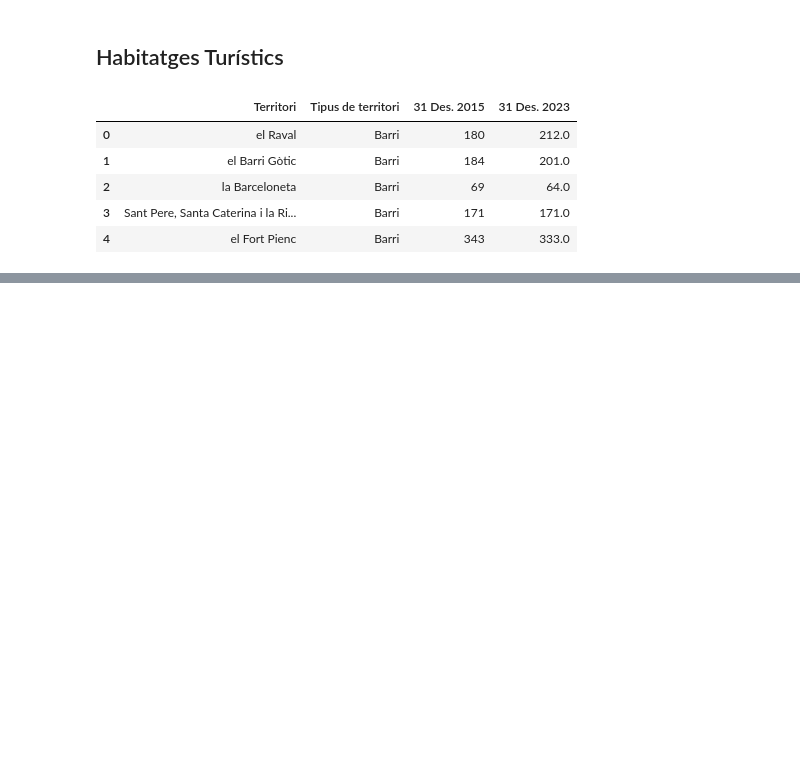
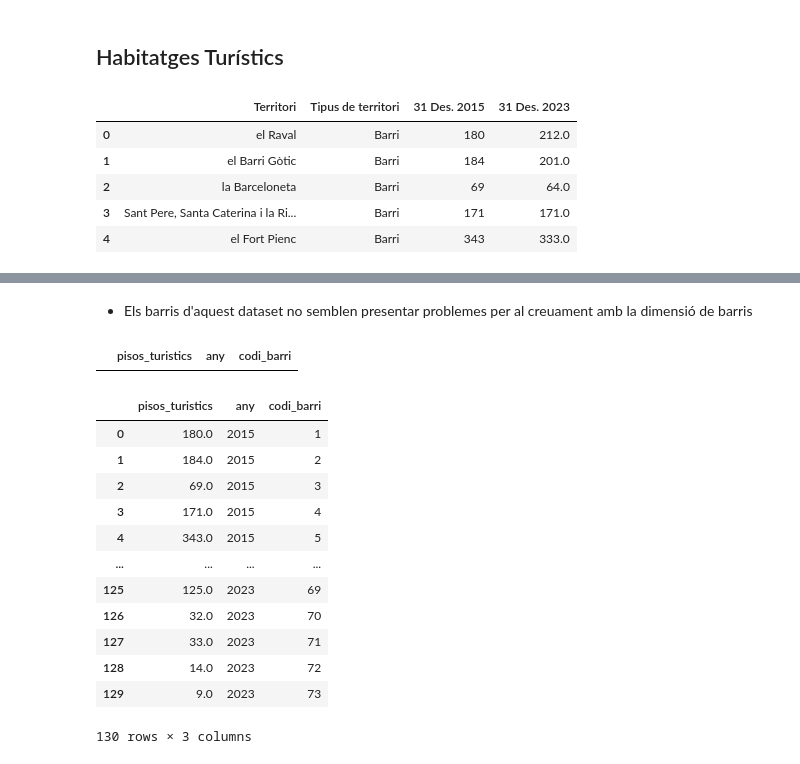
Before and after one commit to joseprau/tfm_gentrificacio_bcn, a Jupyter notebook: notebooks/ingestio_habitatge.ipynb, the cells around one changed output, grey strips where cells are left out. Cells and saved outputs as stored; diff of their text form; code cells hidden in the pictures; blank space fills up the shorter version.

Commit message:
update final ingestio_habitatge

```diff
--- a/notebooks/ingestio_habitatge.ipynb
+++ b/notebooks/ingestio_habitatge.ipynb
@@ -179,8 +211,8 @@ df_lloguer_15.head()
 with ZipFile("../data/raw/habitatge/Taula estadística - Nombre d’habitatges d’ús turístic.zip", "r") as zip_ref:
     zip_ref.extractall("../data/raw/habitatge/habitatges_turistics_zip_extract")
 # %%
-df = pd.read_csv("../data/raw/habitatge/habitatges_turistics_zip_extract/Taula estadística.csv")
-df.head()
+df_turistics_raw = pd.read_csv("../data/raw/habitatge/habitatges_turistics_zip_extract/Taula estadística.csv")
+df_turistics_raw.head()
 # %% [output]
 |  | Territori | Tipus de territori | 31 Des. 2015 | 31 Des. 2023 |
 | 0 | el Raval | Barri | 180 | 212.0 |
@@ -190,0 +251,4 @@ df.head()
+# %%
+# Passem a format llarg
+df_turistics_melt = df_turistics_raw[["Territori", "31 Des. 2015", "31 Des. 2023"]].melt(["Territori"], var_name="periode", value_name="pisos_turistics")
+df_turistics_melt.head()
@@ -190,0 +269,10 @@ df.head()
+# %%
+df_turistics_mods = df_turistics_melt.copy()
+
+# Convertim a numeric
+df_turistics_mods["pisos_turistics"] = pd.to_numeric(df_turistics_mods["pisos_turistics"], errors="coerce")
+
+# Extreiem any
+df_turistics_mods["any"] = df_turistics_mods["periode"].str.extract(r"(\d{4})")
+
+df_turistics_mods.head()
@@ -190,0 +307,26 @@ df.head()
+# %% [markdown]
+- Els barris d'aquest dataset no semblen presentar problemes per al creuament amb la dimensió de barris
+# %%
+df_turistics_codis = df_turistics_mods.merge(dim_barris[["codi_barri", "nom_barri"]], left_on="Territori", right_on="nom_barri", how="left")\
+    .drop(columns=["Territori", "nom_barri", "periode"])
+
+# Mostrem si hi ha valors sense codi de barri
+df_turistics_codis[df_turistics_codis["codi_barri"].isna()]
+# %% [output]
+|  | pisos_turistics | any | codi_barri |
+# %%
+df_turistics_codis
+# %% [output]
+|  | pisos_turistics | any | codi_barri |
+| 0 | 180.0 | 2015 | 1 |
+| 1 | 184.0 | 2015 | 2 |
+| 2 | 69.0 | 2015 | 3 |
+| 3 | 171.0 | 2015 | 4 |
+| 4 | 343.0 | 2015 | 5 |
+| ... | ... | ... | ... |
+| 125 | 125.0 | 2023 | 69 |
+| 126 | 32.0 | 2023 | 70 |
+| 127 | 33.0 | 2023 | 71 |
+| 128 | 14.0 | 2023 | 72 |
+| 129 | 9.0 | 2023 | 73 |
+130 rows × 3 columns
```
Also changed, not shown: parts of 28 cells of this notebook.
